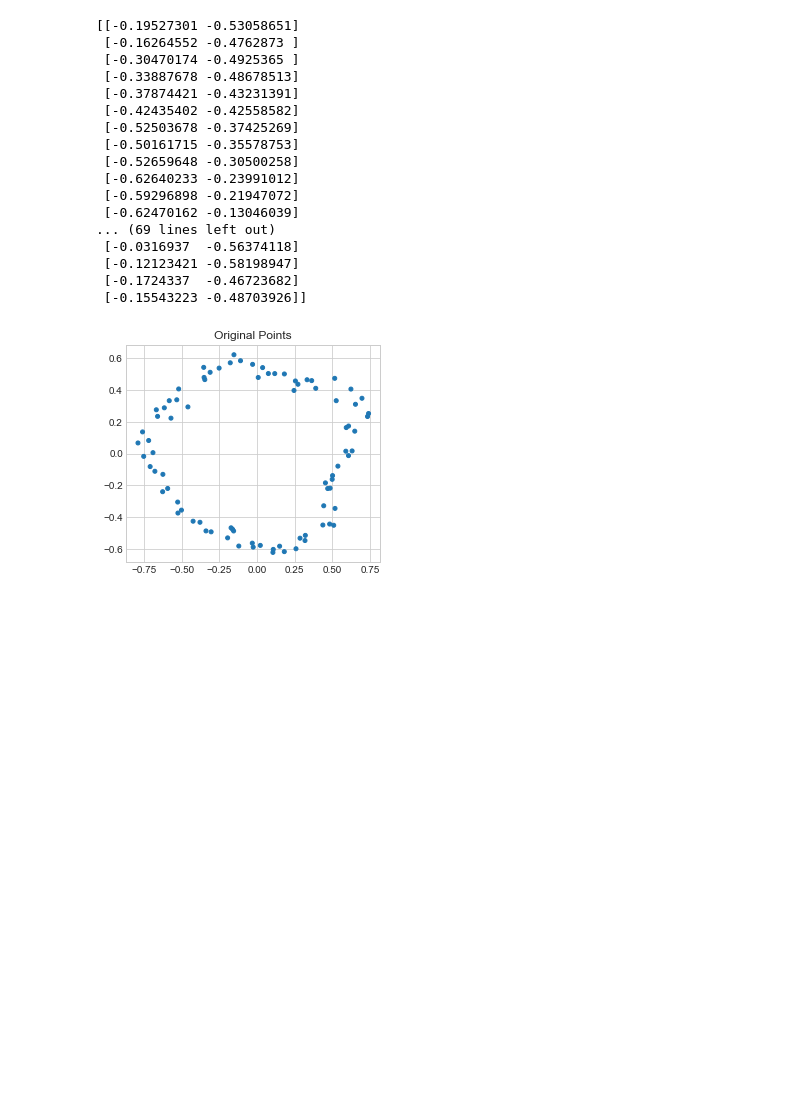
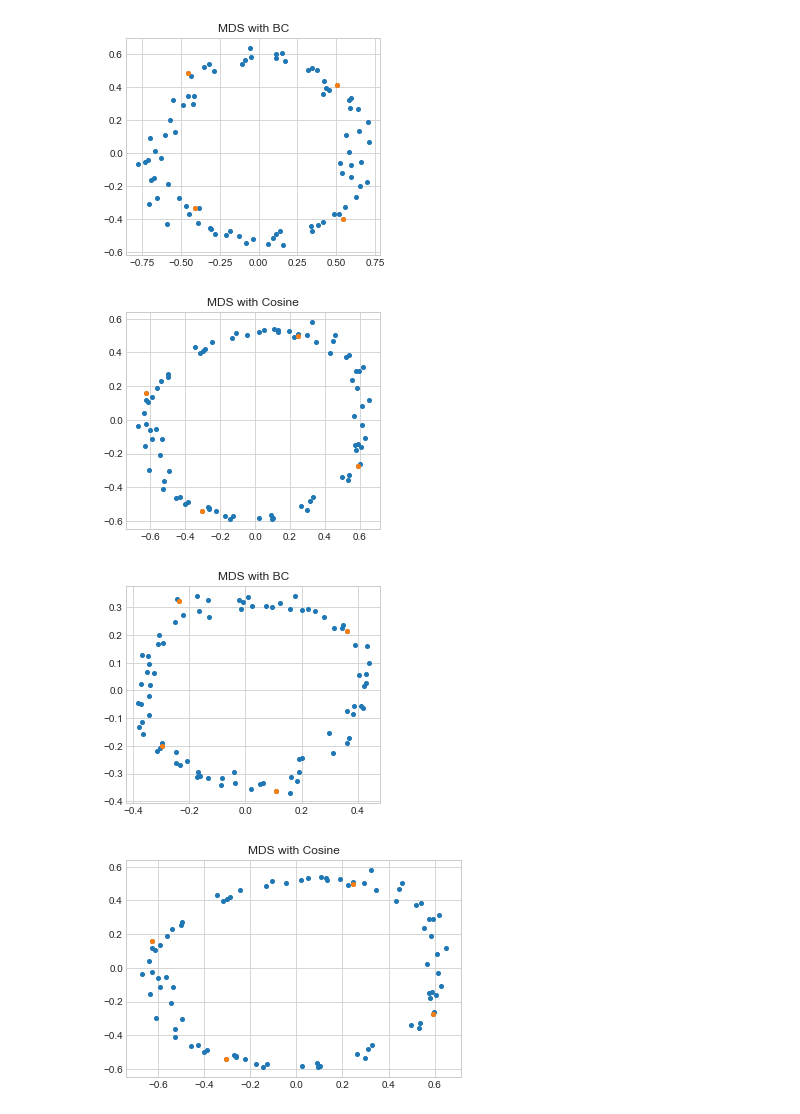
Before and after one commit to documenteinaer/similarity, a Jupyter notebook: dissim_tesselation/dissim_tesselation.ipynb, the cells around one changed output. Saved outputs shown, nothing was run; the diff lists cells and outputs as text; code cells hidden in the pictures; blank space fills up the shorter version.

```diff
--- a/dissim_tesselation/dissim_tesselation.ipynb
+++ b/dissim_tesselation/dissim_tesselation.ipynb
@@ -518,37 +536,56 @@ plt.show()
 # %%
-dissim_transform = mds.fit_transform(bc_matrix)
-
-size = [64] * len(dissim_transform)
+mds_1 = MDS(dissimilarity='precomputed', random_state=0)
+dissim_transform_1 = mds_1.fit_transform(bc_matrix)
+size = [50] * len(dissim_transform_1)
 fig = plt.figure(2, (10,4))
 ax = fig.add_subplot(121)
-plt.scatter(dissim_transform[:,0], dissim_transform[:,1], s=size, marker = '.')
-plt.title('Original Points')
+plt.scatter(dissim_transform_1[:,0], dissim_transform_1[:,1], s=64, marker = '.')
+plt.scatter(dissim_transform_1[0::22][:,0], dissim_transform_1[0::22][:,1], s=64, marker = '.', cmap='Greens_r')
+plt.title('MDS with BC')
+plt.show()
+
+
+dissim_transform_2 = mds_1.fit_transform(cos_matrix)
+size = [50] * len(dissim_transform)
+fig = plt.figure(2, (10,4))
+ax = fig.add_subplot(121)
+plt.scatter(dissim_transform_2[:,0], dissim_transform_2[:,1], s=64, marker = '.')
+plt.scatter(dissim_transform_2[0::22][:,0], dissim_transform_2[0::22][:,1], s=64, marker = '.', cmap='Greens_r')
+plt.title('MDS with Cosine')
+plt.show()
+
+
+dissim_transform_3 = mds_1.fit_transform(bc_matrix_dif_false)
+size = [50] * len(dissim_transform_3)
+fig = plt.figure(2, (10,4))
+ax = fig.add_subplot(121)
+plt.scatter(dissim_transform_3[:,0], dissim_transform_3[:,1], s=64, marker = '.')
+plt.scatter(dissim_transform_3[0::22][:,0], dissim_transform_3[0::22][:,1], s=64, marker = '.', cmap='Greens_r')
+plt.title('MDS with BC')
+plt.show()
+
+
+dissim_transform_4 = mds_1.fit_transform(cos_matrix)
+size = [50] * len(dissim_transform_4)
+#fig = plt.figure(2, (10,4))
+ax = fig.add_subplot(121)
+plt.scatter(dissim_transform_4[:,0], dissim_transform_4[:,1], s=64, marker = '.')
+plt.scatter(dissim_transform_4[0::22][:,0], dissim_transform_4[0::22][:,1], s=64, marker = '.', cmap='Greens_r')
+plt.title('MDS with Cosine')
+plt.show()
+
 
 # mark 0, 21, 42, 63, 85
 #inspect bray-curtis
 #issue: dissim over 1
 # MDS cu weight?
 # MDS cu distanțe mici
 # procrustes (rotație, scalare, translație)
 
 
-print(dissim_transform)
+#print(dissim_transform)
 # %% [output]
-[[-0.19527301 -0.53058651]
- [-0.16264552 -0.4762873 ]
- [-0.30470174 -0.4925365 ]
- [-0.33887678 -0.48678513]
- [-0.37874421 -0.43231391]
- [-0.42435402 -0.42558582]
- [-0.52503678 -0.37425269]
- [-0.50161715 -0.35578753]
- [-0.52659648 -0.30500258]
- [-0.62640233 -0.23991012]
- [-0.59296898 -0.21947072]
- [-0.62470162 -0.13046039]
-... (69 lines left out)
- [-0.0316937  -0.56374118]
- [-0.12123421 -0.58198947]
- [-0.1724337  -0.46723682]
- [-0.15543223 -0.48703926]]
-[figure, old version]
+[figure, new version]
+[figure, added]
+[figure, added]
+[figure, added]
```
Also changed, not shown: parts of 11 cells of this notebook.
